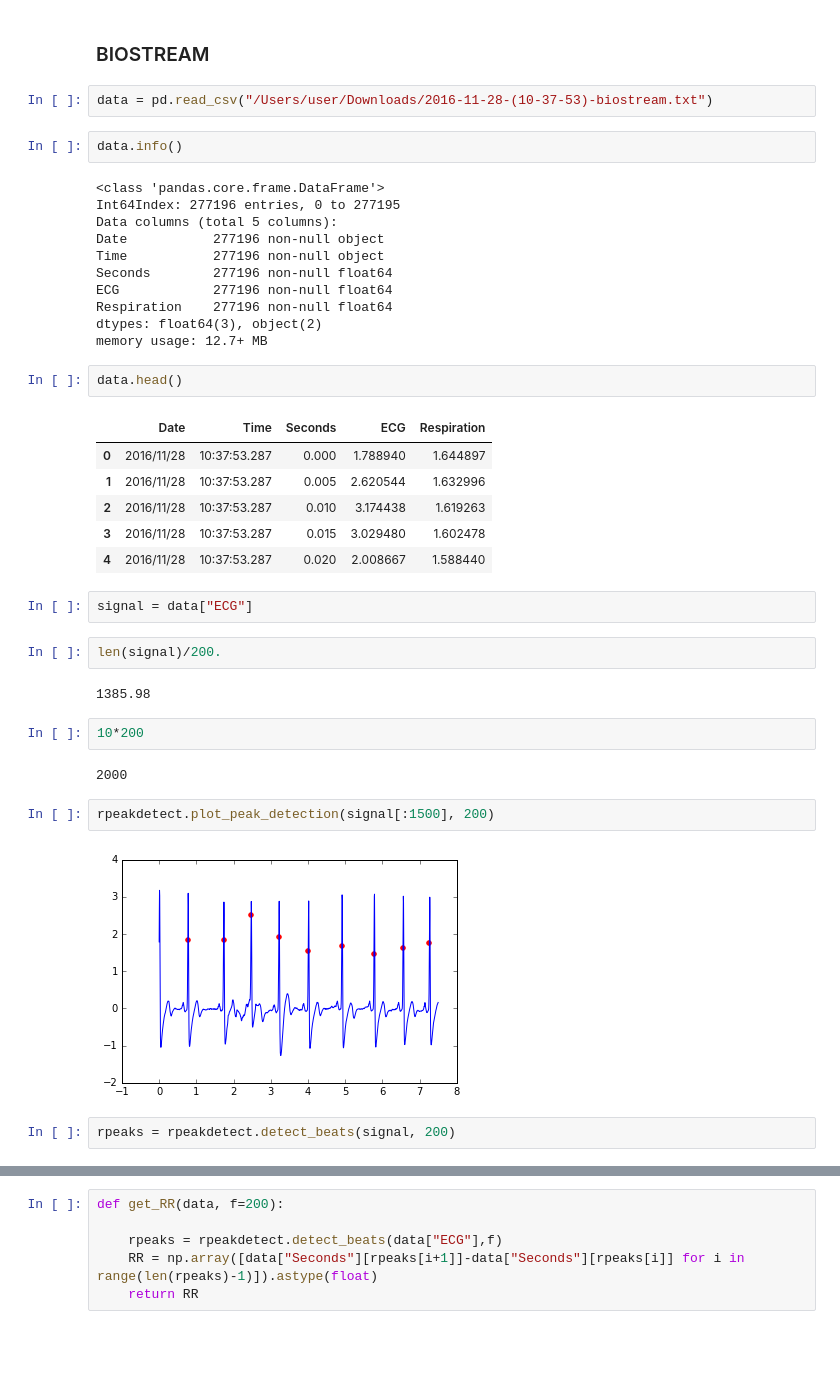
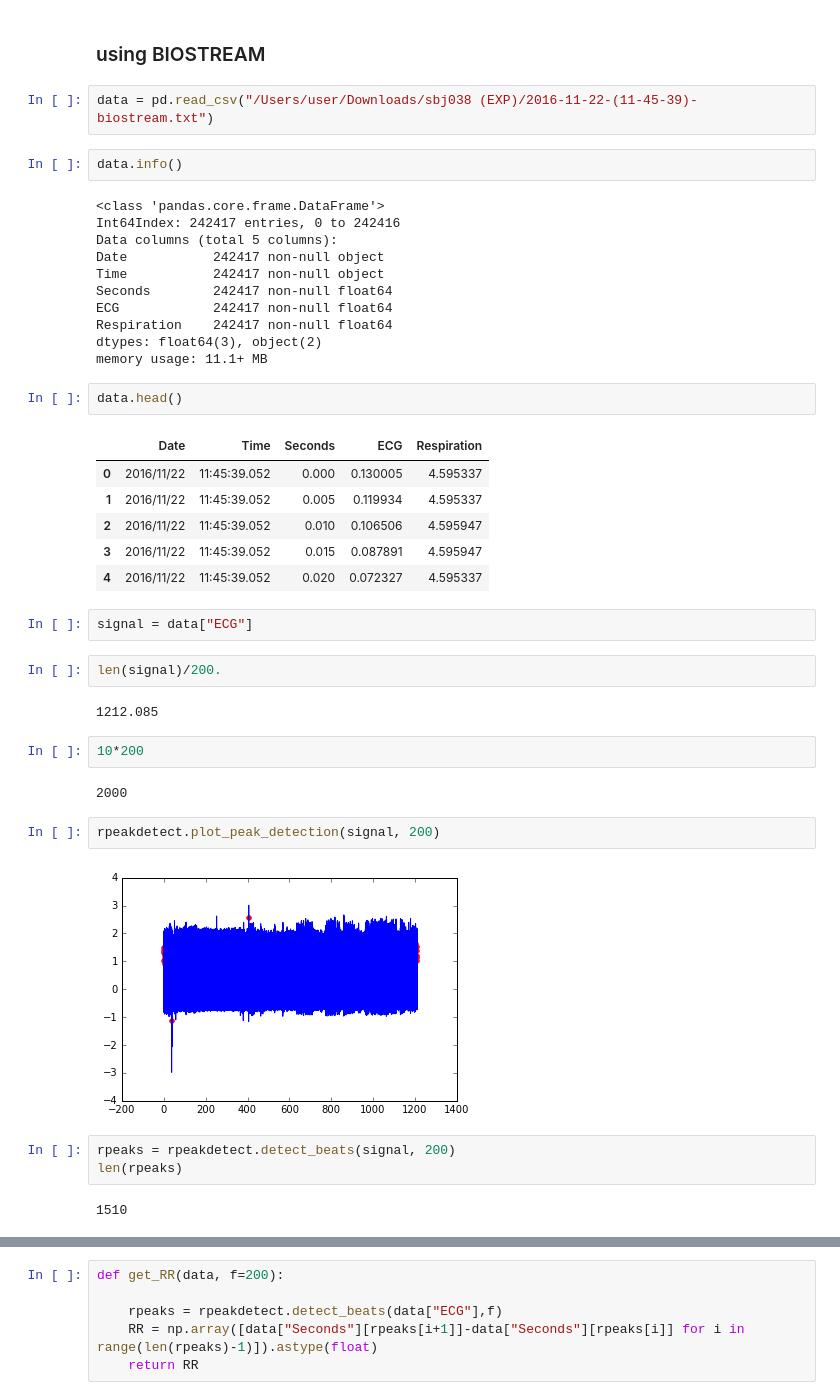
Before and after one commit to esperidam/rpeakdetect, a Jupyter notebook: rpeakdetect_exploration.ipynb, the cells around one changed output, grey strips where cells are left out. Drawn from its saved outputs; the diff is of its cells as text; blank space fills up the shorter version.

Commit message:
shows the differences of rpeakdetection results

```diff
--- a/rpeakdetect_exploration.ipynb
+++ b/rpeakdetect_exploration.ipynb
@@ -7,44 +9,47 @@ import numpy as np
 # %% [output]
 Populating the interactive namespace from numpy and matplotlib
 # %% [markdown]
-### BIOSTREAM
+### using BIOSTREAM
 # %%
-data = pd.read_csv("/Users/user/Downloads/2016-11-28-(10-37-53)-biostream.txt")
+data = pd.read_csv("/Users/user/Downloads/sbj038 (EXP)/2016-11-22-(11-45-39)-biostream.txt")
 # %%
 data.info()
 # %% [output]
 <class 'pandas.core.frame.DataFrame'>
-Int64Index: 277196 entries, 0 to 277195
+Int64Index: 242417 entries, 0 to 242416
 Data columns (total 5 columns):
-Date           277196 non-null object
-Time           277196 non-null object
-Seconds        277196 non-null float64
-ECG            277196 non-null float64
-Respiration    277196 non-null float64
+Date           242417 non-null object
+Time           242417 non-null object
+Seconds        242417 non-null float64
+ECG            242417 non-null float64
+Respiration    242417 non-null float64
 dtypes: float64(3), object(2)
-memory usage: 12.7+ MB
+memory usage: 11.1+ MB
 # %%
 data.head()
 # %% [output]
 |  | Date | Time | Seconds | ECG | Respiration |
-| 0 | 2016/11/28 | 10:37:53.287 | 0.000 | 1.788940 | 1.644897 |
-| 1 | 2016/11/28 | 10:37:53.287 | 0.005 | 2.620544 | 1.632996 |
-| 2 | 2016/11/28 | 10:37:53.287 | 0.010 | 3.174438 | 1.619263 |
-| 3 | 2016/11/28 | 10:37:53.287 | 0.015 | 3.029480 | 1.602478 |
-| 4 | 2016/11/28 | 10:37:53.287 | 0.020 | 2.008667 | 1.588440 |
+| 0 | 2016/11/22 | 11:45:39.052 | 0.000 | 0.130005 | 4.595337 |
+| 1 | 2016/11/22 | 11:45:39.052 | 0.005 | 0.119934 | 4.595337 |
+| 2 | 2016/11/22 | 11:45:39.052 | 0.010 | 0.106506 | 4.595947 |
+| 3 | 2016/11/22 | 11:45:39.052 | 0.015 | 0.087891 | 4.595947 |
+| 4 | 2016/11/22 | 11:45:39.052 | 0.020 | 0.072327 | 4.595337 |
 # %%
 signal = data["ECG"]
 # %%
 len(signal)/200.
 # %% [output]
-1385.98
+1212.085
 # %%
 10*200
 # %% [output]
 2000
 # %%
-rpeakdetect.plot_peak_detection(signal[:1500], 200)
+rpeakdetect.plot_peak_detection(signal, 200)
 # %% [output]
-[figure, old version]
+[figure, new version]
 # %%
 rpeaks = rpeakdetect.detect_beats(signal, 200)
+len(rpeaks)
+# %% [output]
+1510
```
Also changed, not shown: parts of 54 cells of this notebook, 1 other file.
